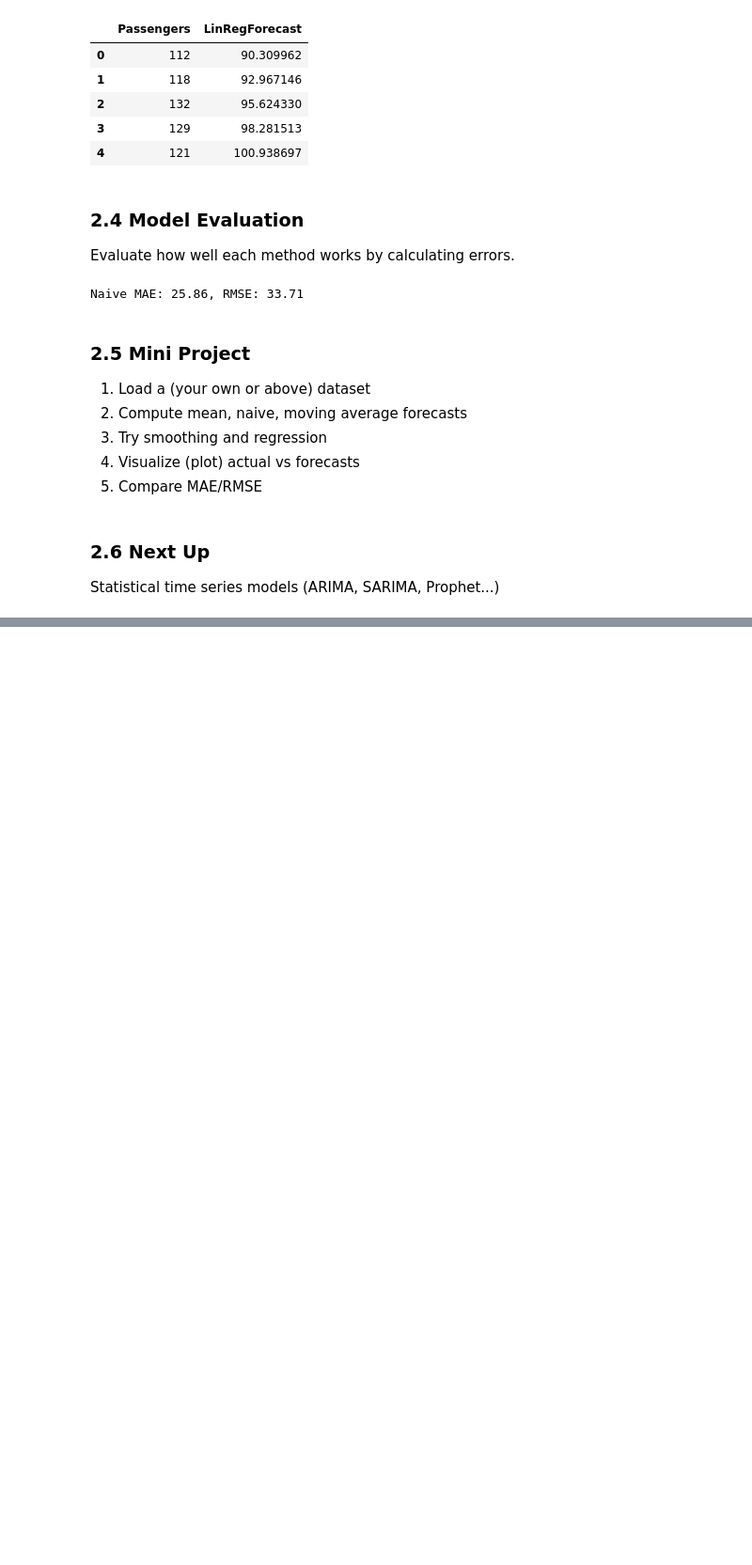
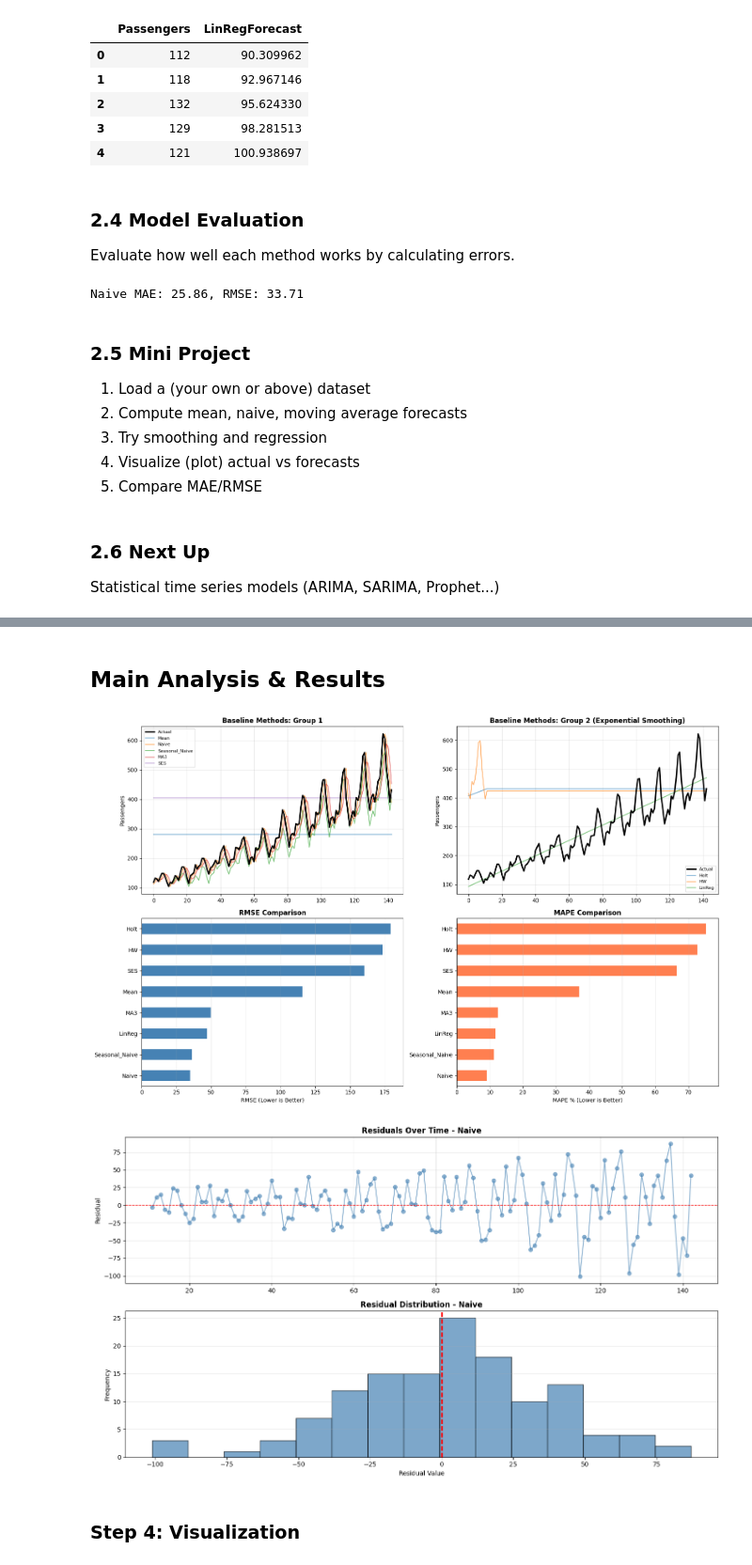
Before and after one commit to bhanujahuja/forecasting_training, a Jupyter notebook: code/module-2-basic-mathematical-methods.ipynb, the cells around one changed output, grey strips where cells are left out. Shown at 94% size. Saved outputs shown, nothing was run; the diff lists cells and outputs as text; code cells hidden in the pictures; blank space fills up the shorter version.

Commit message:
Added all remaining modules, modified readme file and module 1, 2, 3

```diff
--- a/code/module-2-basic-mathematical-methods.ipynb
+++ b/code/module-2-basic-mathematical-methods.ipynb
@@ -185,0 +315,74 @@ Statistical time series models (ARIMA, SARIMA, Prophet...)
+# %% [markdown]
+## Main Analysis & Results
+# %%
+# Define forecast columns
+forecast_columns = [col for col in results.columns if col != 'Actual']
+
+# Plot 1: All forecasts vs actual
+fig, axes = plt.subplots(2, 2, figsize=(16, 10))
+
+# Plot 1a: All methods
+ax = axes[0, 0]
+ax.plot(results.index, results['Actual'], 'k-', linewidth=2.5, label='Actual', zorder=10)
+for method in forecast_columns[:5]:  # First 5 methods
+    ax.plot(results.index, results[method], alpha=0.6, label=method)
+ax.set_title('Baseline Methods: Group 1', fontsize=12, fontweight='bold')
+ax.set_ylabel('Passengers')
+ax.legend(loc='best', fontsize=8)
+ax.grid(True, alpha=0.3)
+
+# Plot 1b: Advanced methods
+ax = axes[0, 1]
+ax.plot(results.index, results['Actual'], 'k-', linewidth=2.5, label='Actual', zorder=10)
+for method in forecast_columns[5:]:  # Remaining methods
+    ax.plot(results.index, results[method], alpha=0.6, label=method)
+ax.set_title('Baseline Methods: Group 2 (Exponential Smoothing)', fontsize=12, fontweight='bold')
+ax.set_ylabel('Passengers')
+ax.legend(loc='best', fontsize=8)
+ax.grid(True, alpha=0.3)
+
+# Plot 2: Error metrics comparison
+ax = axes[1, 0]
+eval_df['RMSE'].sort_values().plot(kind='barh', ax=ax, color='steelblue')
+ax.set_xlabel('RMSE (Lower is Better)')
+ax.set_title('RMSE Comparison', fontsize=12, fontweight='bold')
+ax.grid(True, alpha=0.3, axis='x')
+
+# Plot 3: MAPE comparison
+ax = axes[1, 1]
+eval_df['MAPE'].sort_values().plot(kind='barh', ax=ax, color='coral')
+ax.set_xlabel('MAPE % (Lower is Better)')
+ax.set_title('MAPE Comparison', fontsize=12, fontweight='bold')
+ax.grid(True, alpha=0.3, axis='x')
+
+plt.tight_layout()
+plt.show()
+
+# Plot residuals for best model
+best_model_name = eval_df['RMSE'].idxmin()
+residuals = results_clean['Actual'] - results_clean[best_model_name]
+
+fig, axes = plt.subplots(2, 1, figsize=(14, 8))
+
+# Residuals over time
+axes[0].plot(residuals.index, residuals.values, 'o-', alpha=0.6, color='steelblue')
+axes[0].axhline(y=0, color='red', linestyle='--', linewidth=1)
+axes[0].set_title(f'Residuals Over Time - {best_model_name}', fontsize=12, fontweight='bold')
+axes[0].set_ylabel('Residual')
+axes[0].grid(True, alpha=0.3)
+
+# Residual distribution
+axes[1].hist(residuals.values, bins=15, edgecolor='black', alpha=0.7, color='steelblue')
+axes[1].axvline(x=0, color='red', linestyle='--', linewidth=2)
+axes[1].set_title(f'Residual Distribution - {best_model_name}', fontsize=12, fontweight='bold')
+axes[1].set_xlabel('Residual Value')
+axes[1].set_ylabel('Frequency')
+axes[1].grid(True, alpha=0.3, axis='y')
+
+plt.tight_layout()
+plt.show()
+# %% [output]
+[figure, added]
+[figure, added]
+# %% [markdown]
+### Step 4: Visualization
```
Also changed, not shown: parts of 7 cells of this notebook, 18 other files.
